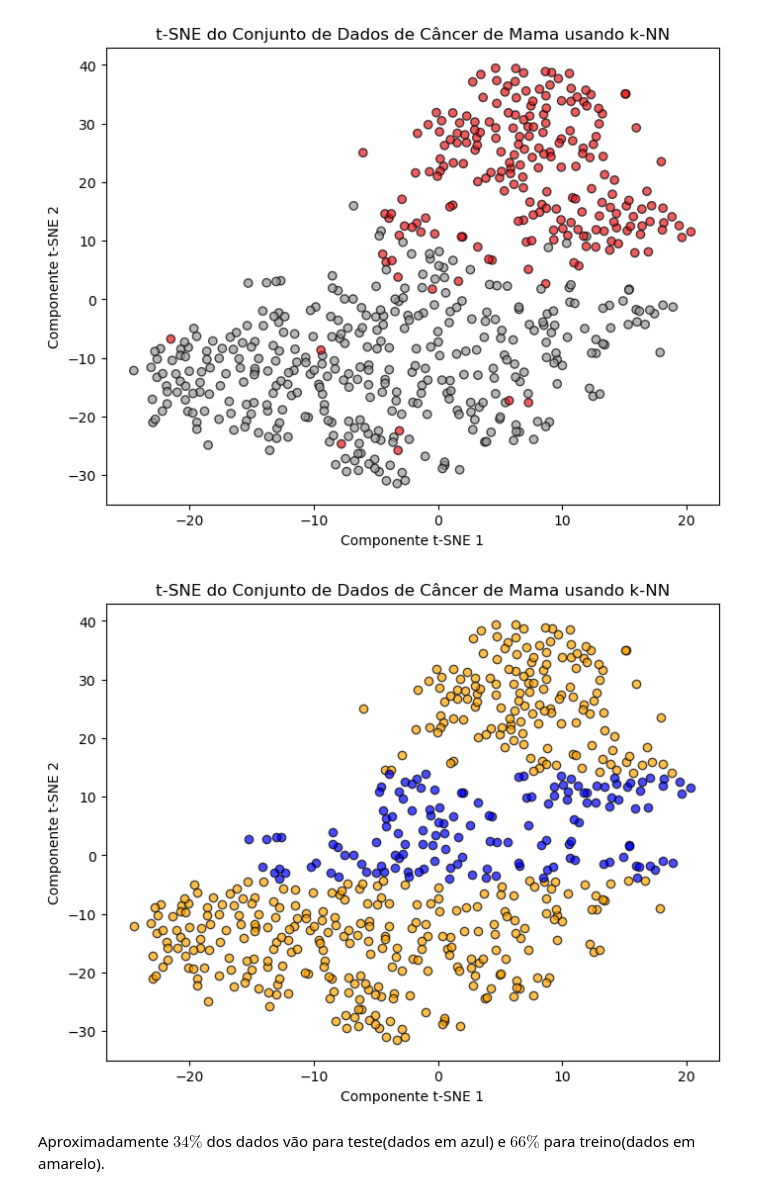
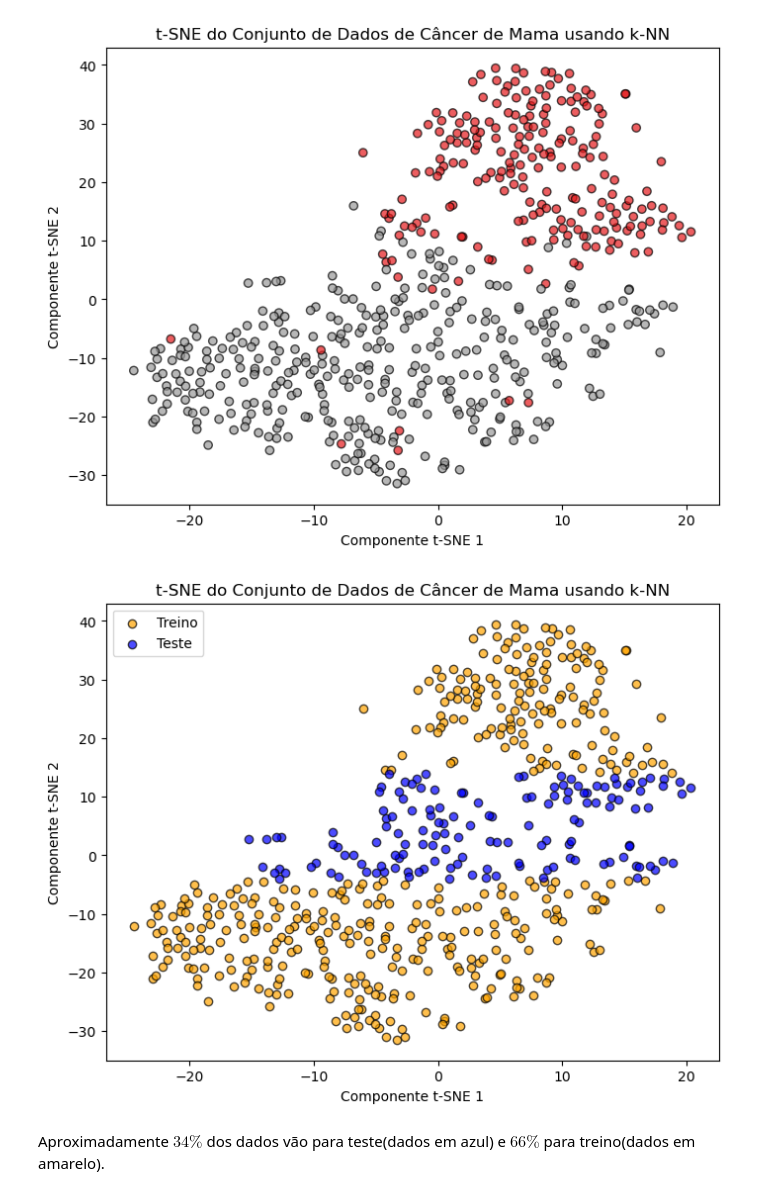
Before and after one commit to milenamoreira/geometria-computacional, a Jupyter notebook: TPALG2_V2.ipynb, the cells around one changed output. Drawn from its saved outputs; the diff is of its cells as text; code cells hidden in the pictures.

```diff
--- a/TPALG2_V2.ipynb
+++ b/TPALG2_V2.ipynb
@@ -546,24 +542,25 @@ plt.show()
 # %%
 
 # Adiciona coluna rótulo à matriz de pontos
 X_tsne_com_rotulo = np.column_stack((X_tsne, dados.target))
 
-#selecionando dados de treino
+#selecionando dados de treino e removendo outliers
 treino = X_tsne_com_rotulo[((X_tsne_com_rotulo[:, 1] < -4) & ~(X_tsne_com_rotulo[:,2] == 0)) | ((X_tsne_com_rotulo[:, 1] > 14)  & ~(X_tsne_com_rotulo[:,2] == 1))]
 
 #selecionando dados de teste
 teste = X_tsne_com_rotulo[~(X_tsne_com_rotulo[:, 1] < -4)  & ~(X_tsne_com_rotulo[:, 1] > 14)]
 
 # Plotar os dados reduzidos
 plt.figure(figsize=(8, 6))
-plt.scatter(treino[:, 0], treino[:, 1], c='orange', cmap=plt.cm.Set1, edgecolor='k', alpha=0.7)
-plt.scatter(teste[:, 0], teste[:, 1], c='blue', cmap=plt.cm.Set1, edgecolor='k', alpha=0.7)
+plt.scatter(treino[:, 0], treino[:, 1], c='orange', label='Treino', cmap=plt.cm.Set1, edgecolor='k', alpha=0.7)
+plt.scatter(teste[:, 0], teste[:, 1], c='blue', label='Teste', cmap=plt.cm.Set1, edgecolor='k', alpha=0.7)
+plt.legend()
 plt.title('t-SNE do Conjunto de Dados de Câncer de Mama usando k-NN')
 plt.xlabel('Componente t-SNE 1')
 plt.ylabel('Componente t-SNE 2')
 plt.show()
 # %% [output]
-[figure, old version]
+[figure, new version]
 # %% [markdown]
 Aproximadamente $34\%$ dos dados vão para teste(dados em azul) e $66\%$ para treino(dados em amarelo).
 # %%
```
Also changed, not shown: parts of 24 cells of this notebook.
